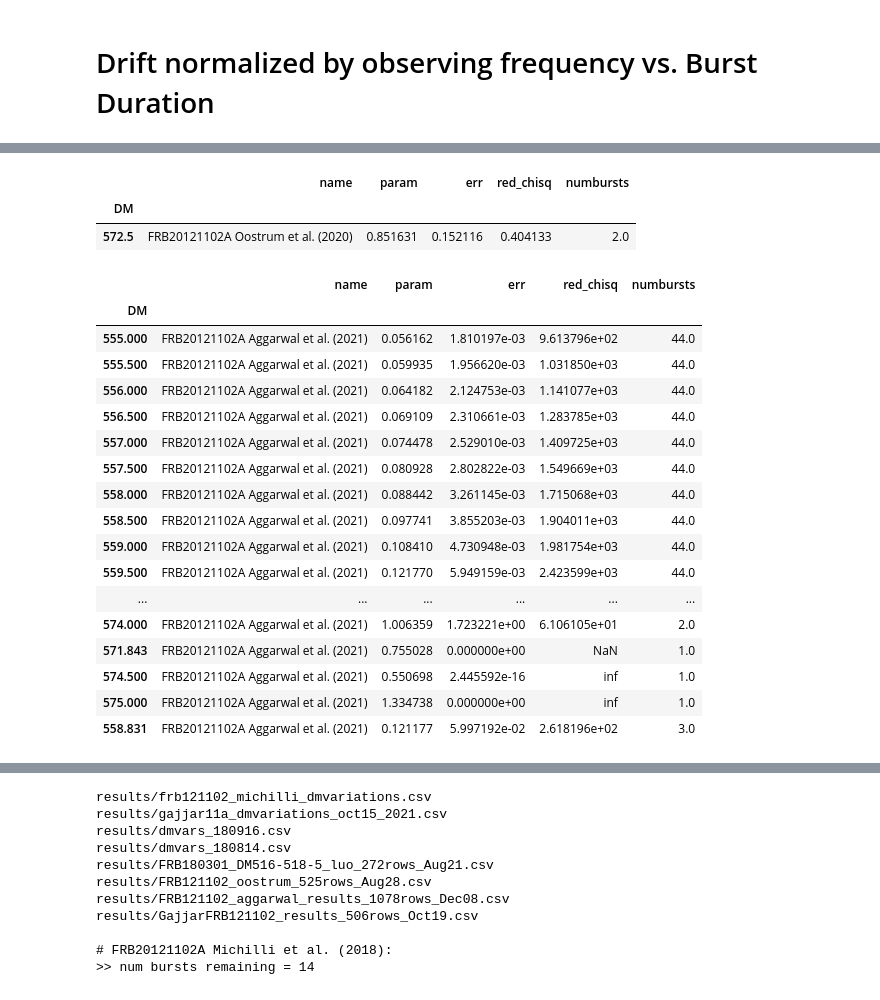
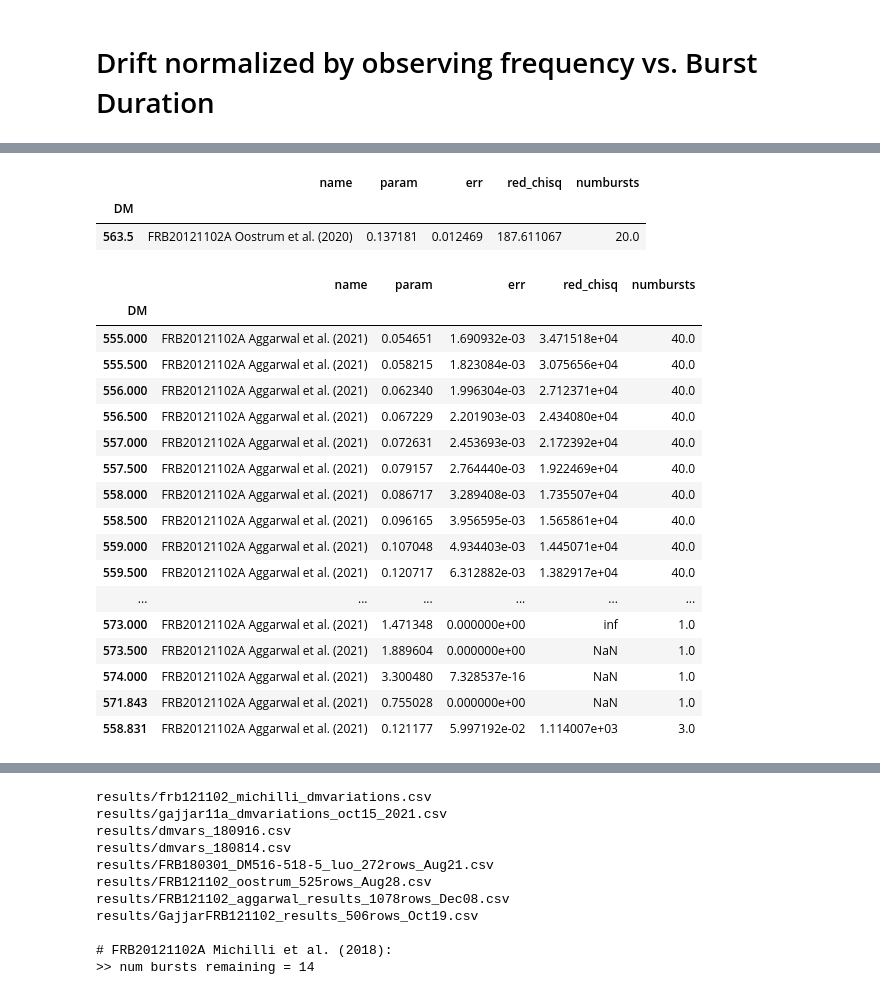
Before and after one commit to mef51/frbgui, a Jupyter notebook: PaperFigures.ipynb, the cells around one changed output, grey strips where cells are left out. Saved outputs shown, nothing was run; the diff lists cells and outputs as text; code cells hidden in the pictures.

```diff
--- a/PaperFigures.ipynb
+++ b/PaperFigures.ipynb
@@ -28,24 +30,10 @@ importlib.reload(driftlaw)
 
 pd.options.mode.chained_assignment = None  # default='warn'
 pd.set_option('display.max_rows', None)
-%matplotlib inline
-
-# old chan space measurements
-# chanspaces = [True, True, True, True, True, True, True, True]
-# sources_filenames = [
-#     "results/frb121102_michilli_dmvariations.csv",
-#     'results/gajjar11a_dmvariations_oct15_2021.csv',
-#     'results/dmvars_180916.csv',
-#     'results/dmvars_180814.csv',
-#     'results/FRB180301_DM516-518-5_luo_272rows_Aug21.csv',
-#     'results/FRB121102_oostrum_525rows_Aug28.csv',
-#     'results/FRB121102_aggarwal_results_1078rows_Dec08.csv',
-#     'results/GajjarFRB121102_results_506rows_Oct19.csv',
-#     # 'results/simulated_nov15.csv'
-# ]
+%matplotlib qt
 
 chanspaces = [True, True, True, True, True, False, False, False]
-chanspaces = [True, False, False, False]
+chanspaces = [True, False, False, False, False, False]
 sources_filenames = [
     "results/frb121102_michilli_dmvariations.csv",
     # 'results/gajjar11a_dmvariations_oct15_2021.csv',
@@ -55,6 +43,8 @@ sources_filenames = [
     'results/FRB121102_oostrum_984rows_Mar01.csv', # # 'results/FRB121102_oostrum_results_504rows_Jan19.csv',
     'results/FRB121102_aggarwal_2145rows_Feb28.csv',
     'results/GajjarFRB121102_results_506rows_Jan22.csv',
+    'results/FRB121102_Li_419rows_Mar31.csv',
+    'results/simulated/1612_aishwarya_apr4.csv'
 ]
 
 sources = []
@@ -75,7 +65,8 @@ names = [
     'FRB20121102A Oostrum et al. (2020)',
     'FRB20121102A Aggarwal et al. (2021)',
     'FRB20121102A Gajjar et al. (2018)',
-    # 'Simulated DM Variations'
+    'FRB20121102A Li et al. (2021)',
+    'Simulated 1612 MHz Bursts'
 ]
 annotations = [
     [0, 1, 2, 3, 4, 5],
@@ -84,7 +75,8 @@ annotations = [
     # [0, 1, 2, 3, 4, 5],
     # [0, 1, 2, 3, 4, 5],
     [],
-    # [],
+    [],
+    [],
     [],
     []
 ]
@@ -97,6 +89,7 @@ dmlimited = [
     [],
     [],
     [],
+    [],
     []
 ]
 exclusions = [
@@ -105,10 +98,11 @@ exclusions = [
     # [],
     # [180917.0], # first is a multi burst, second has negative drift (which should better be corrected by limiting 180814's DM range)
     # [],
+    ['R1_B08', 'R1_B09', 'R1_B10', 'R1_B12'],
+    ['B023', 'B016', 'B028', 'B056', 'B109', 'B076', 'B079', 'B093', 'B091', 'B121', 'B128'],
+    ['11A', '11B', '12A'],
     [],
-    ['B023', 'B016', 'B028', 'B056', 'B109', 'B076', 'B093'],
-    ['11B'],
-    #[]
+    []
 ]
 
 targetDMs   = [
@@ -120,8 +114,15 @@ targetDMs   = [
     562.5,
     557.50, # 560.5
     557,
-    #565
+    # 565
 ]
+
+targetDMs = [558.816263157895, 555.0, 555.0, 555.0]
+targetDMs = [557.048789473684, 563.5, 559.5, 555.0]
+targetDMs = [557.637947368421, 563.5, 559.5, 556.0, 563.5]
+targetDMs = [557.637947368421, 560, 559.5, 556.0, 563.5]
+targetDMs = [557.637947368421, 563.5, 559.5, 556.0, 560.5]
+targetDMs = [557.637947368421, 563.5, 559.5, 556.0, 561.5, 0]
 
 def getFRB20121102AFit(pltdata):
     """ merge michilli and gajjar and fit together"""
@@ -141,7 +142,6 @@ ax, _ = driftlaw.plotSlopeVsDuration(bakeddata['frames'], bakeddata['labels'], f
                                      logscale=True, errorfunc=driftlaw.limitedDMrangeerror, fiterrorfunc=driftlaw.log_error)
 
 ## Mark all bursts whose DM ranges were limited by the exclusion process
-print(f"{len(bakeddata['frames']) = }, {len(sources) = }")
 for i, limitedpoints in enumerate(dmlimited):
     for lp in limitedpoints:
         # print('YOO: ', i, limitedpoints, lp)
@@ -163,7 +163,9 @@ alldata = pd.concat([f for f in bakeddata['frames']+[josephyburst]])
 x = np.linspace(min(alldata['tau_w_ms'])*0.9, max(alldata['tau_w_ms'])*1.1, num=1200)
 # plt.rcParams['hatch.linewidth'] = 1
 for name, color, hatch in zip(fitdata.name.unique(), bakeddata['colors'], ['', '/', '\\', '-', '', '', '', '']):
-    params = fitdata.loc[(fitdata.name == name) & (fitdata.numbursts > 1.0)]['param']
+    # params = fitdata.loc[(fitdata.name == name) & (fitdata.numbursts > 1.0)]['param'] # full range
+    fitdf = fitdata.loc[(fitdata.name == name)]
+    params = fitdf.loc[(fitdf.numbursts == fitdf.numbursts.max())]['param'] # only fits with max numbursts
     print(f"{name} ({min(params):.3f} - {max(params):.3f}) $t_w^{{-1}}$")
     if True or 'Michilli' not in name: # michilli region is contained in gajjar region so no need to plot it
         lstr = f"{name.split(' ')[0]} range of fits"
@@ -189,7 +191,7 @@ ax.legend(fontsize='medium')
 # ax.set_xlim(0.0737, 12.5)
 # ax.set_ylim(0.0013395279509532563, 508.64764364084175)
 # plt.savefig('figures/driftvnuobs_dmvars.pdf')
-driftlaw.listDMFitResults(fitdata)
+print(f"target DMs: {driftlaw.getOptimalDMs(fitdata, log=True)}")
 # %% [output]
 results/frb121102_michilli_dmvariations.csv
 results/FRB121102_oostrum_984rows_Mar01.csv
@@ -252,21 +265,21 @@ minimal red_chisq:
 |  | name | param | err | red_chisq | numbursts |
 | DM |  |  |  |  |  |
-| 572.5 | FRB20121102A Oostrum et al. (2020) | 0.851631 | 0.152116 | 0.404133 | 2.0 |
+| 563.5 | FRB20121102A Oostrum et al. (2020) | 0.137181 | 0.012469 | 187.611067 | 20.0 |
 |  | name | param | err | red_chisq | numbursts |
 | DM |  |  |  |  |  |
-| 555.000 | FRB20121102A Aggarwal et al. (2021) | 0.056162 | 1.810197e-03 | 9.613796e+02 | 44.0 |
-| 555.500 | FRB20121102A Aggarwal et al. (2021) | 0.059935 | 1.956620e-03 | 1.031850e+03 | 44.0 |
-| 556.000 | FRB20121102A Aggarwal et al. (2021) | 0.064182 | 2.124753e-03 | 1.141077e+03 | 44.0 |
-| 556.500 | FRB20121102A Aggarwal et al. (2021) | 0.069109 | 2.310661e-03 | 1.283785e+03 | 44.0 |
-| 557.000 | FRB20121102A Aggarwal et al. (2021) | 0.074478 | 2.529010e-03 | 1.409725e+03 | 44.0 |
-| 557.500 | FRB20121102A Aggarwal et al. (2021) | 0.080928 | 2.802822e-03 | 1.549669e+03 | 44.0 |
-| 558.000 | FRB20121102A Aggarwal et al. (2021) | 0.088442 | 3.261145e-03 | 1.715068e+03 | 44.0 |
-| 558.500 | FRB20121102A Aggarwal et al. (2021) | 0.097741 | 3.855203e-03 | 1.904011e+03 | 44.0 |
-| 559.000 | FRB20121102A Aggarwal et al. (2021) | 0.108410 | 4.730948e-03 | 1.981754e+03 | 44.0 |
-| 559.500 | FRB20121102A Aggarwal et al. (2021) | 0.121770 | 5.949159e-03 | 2.423599e+03 | 44.0 |
+| 555.000 | FRB20121102A Aggarwal et al. (2021) | 0.054651 | 1.690932e-03 | 3.471518e+04 | 40.0 |
+| 555.500 | FRB20121102A Aggarwal et al. (2021) | 0.058215 | 1.823084e-03 | 3.075656e+04 | 40.0 |
+| 556.000 | FRB20121102A Aggarwal et al. (2021) | 0.062340 | 1.996304e-03 | 2.712371e+04 | 40.0 |
+| 556.500 | FRB20121102A Aggarwal et al. (2021) | 0.067229 | 2.201903e-03 | 2.434080e+04 | 40.0 |
+| 557.000 | FRB20121102A Aggarwal et al. (2021) | 0.072631 | 2.453693e-03 | 2.172392e+04 | 40.0 |
+| 557.500 | FRB20121102A Aggarwal et al. (2021) | 0.079157 | 2.764440e-03 | 1.922469e+04 | 40.0 |
+| 558.000 | FRB20121102A Aggarwal et al. (2021) | 0.086717 | 3.289408e-03 | 1.735507e+04 | 40.0 |
+| 558.500 | FRB20121102A Aggarwal et al. (2021) | 0.096165 | 3.956595e-03 | 1.565861e+04 | 40.0 |
+| 559.000 | FRB20121102A Aggarwal et al. (2021) | 0.107048 | 4.934403e-03 | 1.445071e+04 | 40.0 |
+| 559.500 | FRB20121102A Aggarwal et al. (2021) | 0.120717 | 6.312882e-03 | 1.382917e+04 | 40.0 |
 | ... | ... | ... | ... | ... | ... |
-| 574.000 | FRB20121102A Aggarwal et al. (2021) | 1.006359 | 1.723221e+00 | 6.106105e+01 | 2.0 |
+| 573.000 | FRB20121102A Aggarwal et al. (2021) | 1.471348 | 0.000000e+00 | inf | 1.0 |
+| 573.500 | FRB20121102A Aggarwal et al. (2021) | 1.889604 | 0.000000e+00 | NaN | 1.0 |
+| 574.000 | FRB20121102A Aggarwal et al. (2021) | 3.300480 | 7.328537e-16 | NaN | 1.0 |
 | 571.843 | FRB20121102A Aggarwal et al. (2021) | 0.755028 | 0.000000e+00 | NaN | 1.0 |
-| 574.500 | FRB20121102A Aggarwal et al. (2021) | 0.550698 | 2.445592e-16 | inf | 1.0 |
-| 575.000 | FRB20121102A Aggarwal et al. (2021) | 1.334738 | 0.000000e+00 | inf | 1.0 |
-| 558.831 | FRB20121102A Aggarwal et al. (2021) | 0.121177 | 5.997192e-02 | 2.618196e+02 | 3.0 |
+| 558.831 | FRB20121102A Aggarwal et al. (2021) | 0.121177 | 5.997192e-02 | 1.114007e+03 | 3.0 |
```
Also changed, not shown: parts of 3 cells of this notebook, 3 other files.
